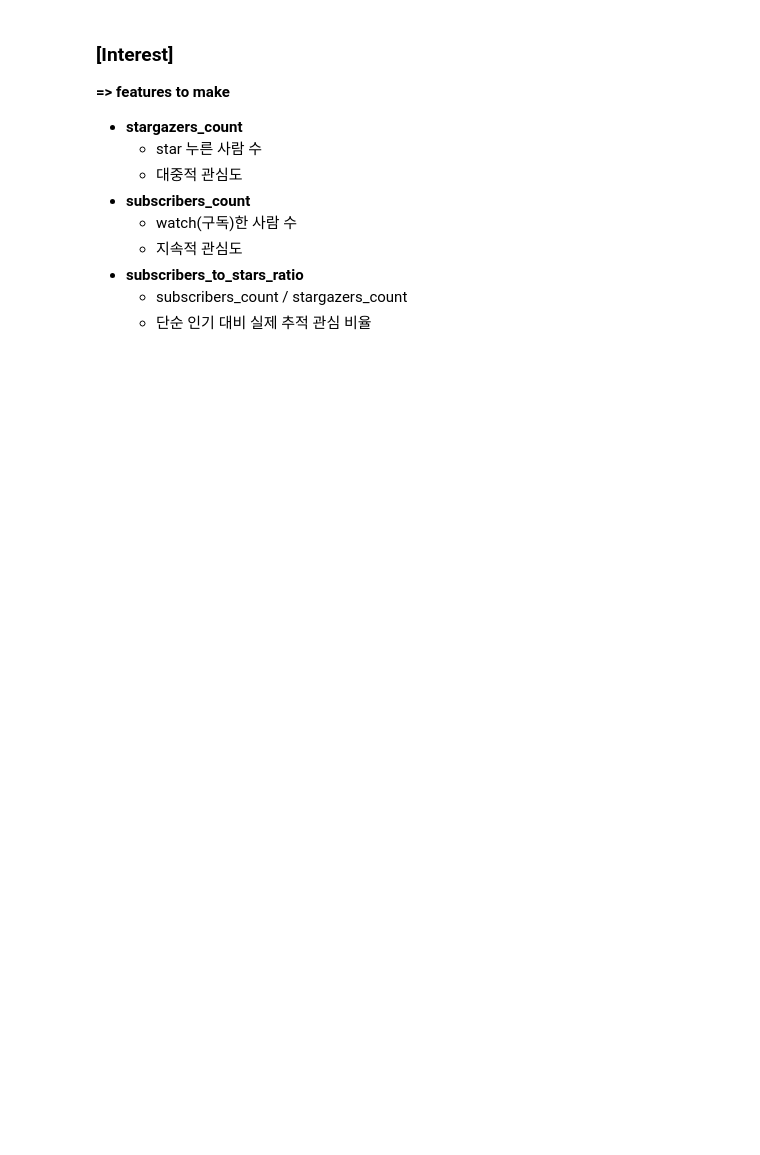
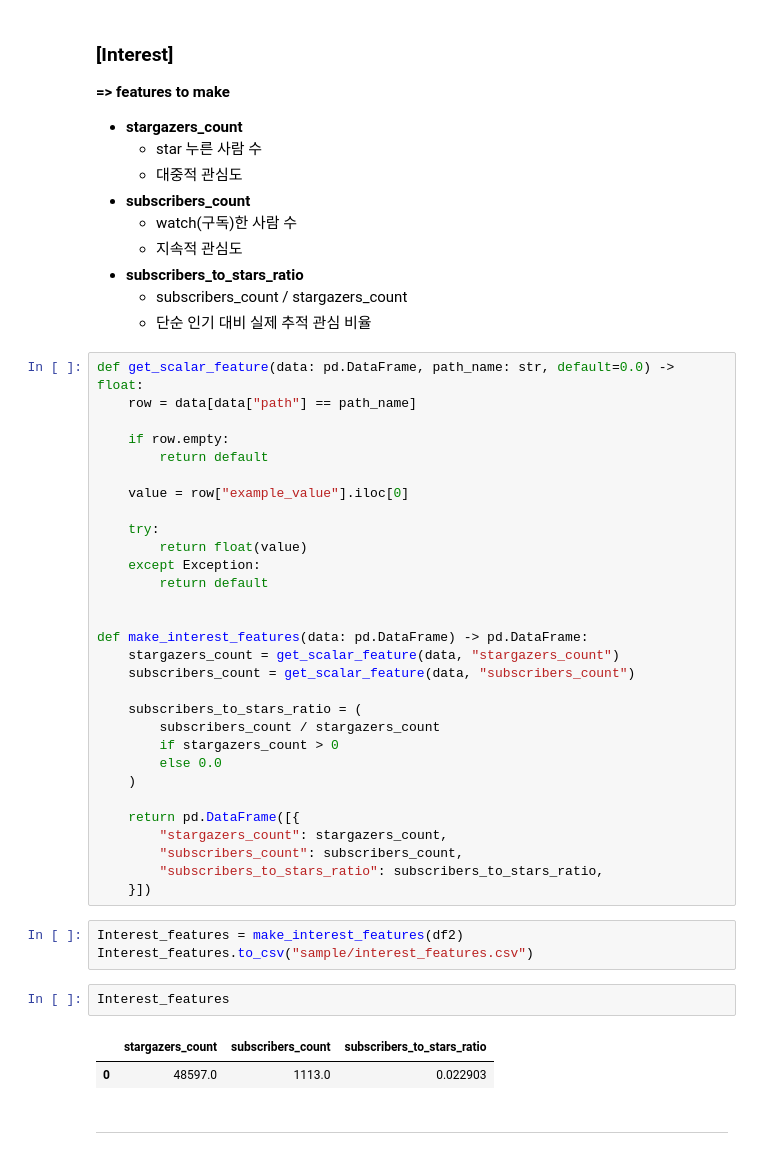
Before and after one commit to OpenSource-2026/oss-health-data, a Jupyter notebook: notebooks/data-extraction.ipynb, the cells around one changed output. Cells and saved outputs as stored; diff of their text form; blank space fills up the shorter version.

Commit message:
feat: add Interest features

```diff
--- a/notebooks/data-extraction.ipynb
+++ b/notebooks/data-extraction.ipynb
@@ -1679,3 +1679,43 @@ deployment_features
 - **subscribers_to_stars_ratio**
     - subscribers_count / stargazers_count
     - 단순 인기 대비 실제 추적 관심 비율
+# %%
+def get_scalar_feature(data: pd.DataFrame, path_name: str, default=0.0) -> float:
+    row = data[data["path"] == path_name]
+
+    if row.empty:
+        return default
+
+    value = row["example_value"].iloc[0]
+
+    try:
+        return float(value)
+    except Exception:
+        return default
+
+
+def make_interest_features(data: pd.DataFrame) -> pd.DataFrame:
+    stargazers_count = get_scalar_feature(data, "stargazers_count")
+    subscribers_count = get_scalar_feature(data, "subscribers_count")
+
+    subscribers_to_stars_ratio = (
+        subscribers_count / stargazers_count
+        if stargazers_count > 0
+        else 0.0
+    )
+
+    return pd.DataFrame([{
+        "stargazers_count": stargazers_count,
+        "subscribers_count": subscribers_count,
+        "subscribers_to_stars_ratio": subscribers_to_stars_ratio,
+    }])
+# %%
+Interest_features = make_interest_features(df2)
+Interest_features.to_csv("sample/interest_features.csv")
+# %%
+Interest_features
+# %% [output]
+|  | stargazers_count | subscribers_count | subscribers_to_stars_ratio |
+| 0 | 48597.0 | 1113.0 | 0.022903 |
+# %% [markdown]
+---
```
Also changed, not shown: parts of 2 cells of this notebook.
